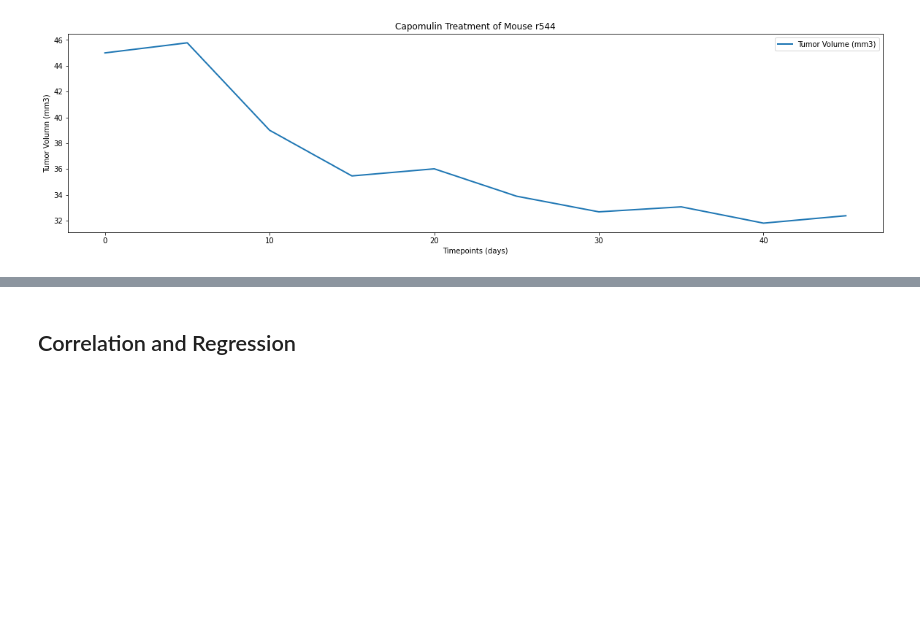
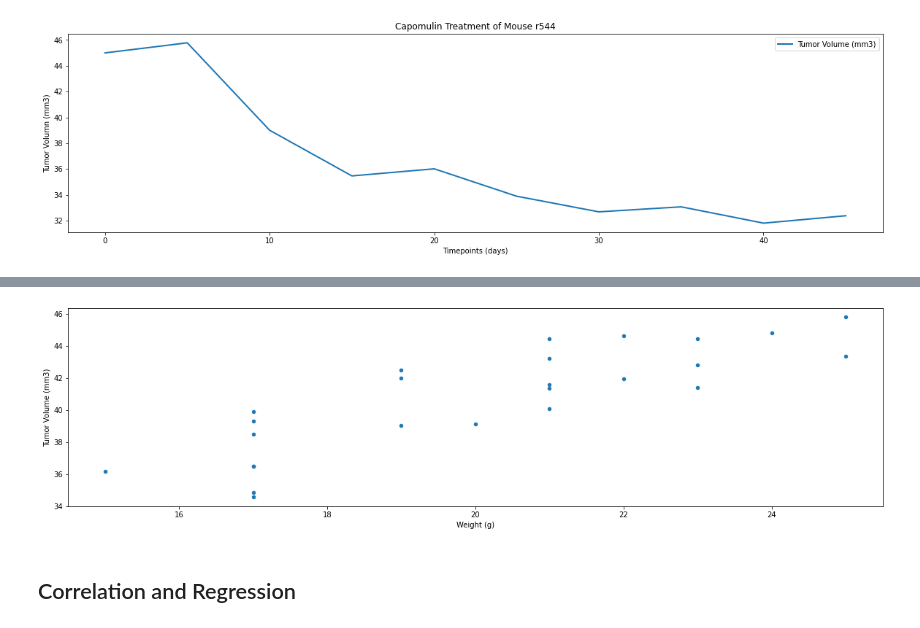
Before and after one commit to ande3674/matplotlib-challenge, a Jupyter notebook: pymaceuticals_starter.ipynb, the cells around one changed output, grey strips where cells are left out. Drawn from its saved outputs; the diff is of its cells as text; code cells hidden in the pictures; blank space fills up the shorter version.

```diff
--- a/pymaceuticals_starter.ipynb
+++ b/pymaceuticals_starter.ipynb
@@ -415,3 +415,10 @@ plt.show()
 # for the Capomulin regimen.
 # Note: this means mouse weight goes on the x-axis, with average
 # tumor volume on the y-axis.
+capomulin_vol_wgt_df = full_cleansed_data_df[ (full_cleansed_data_df['Drug Regimen'] == 'Capomulin')]
+capomulin_vol_wgt_df = capomulin_vol_wgt_df[['Drug Regimen', 'Mouse ID', 'Weight (g)', 'Tumor Volume (mm3)']]
+capomulin_vol_wgt_df.head(30)
+
+# Average Tumor Volumes
+capo_avg_tumor_df = capomulin_vol_wgt_df.groupby(['Drug Regimen', 'Mouse ID']).mean()
+display(capo_avg_tumor_df)
@@ -418,3 +444,9 @@ plt.show()
+# %%
+# Scatter plot of average tumor volume vs. mouse weight for the Capomulin regimen.
+capo_avg_tumor_df.plot(x='Weight (g)', y='Tumor Volume (mm3)', kind='scatter')
+plt.show()
+# %% [output]
+[figure, added]
 # %% [markdown]
 ## Correlation and Regression
 # %%
```
Also changed, not shown: parts of 1 cell of this notebook.
